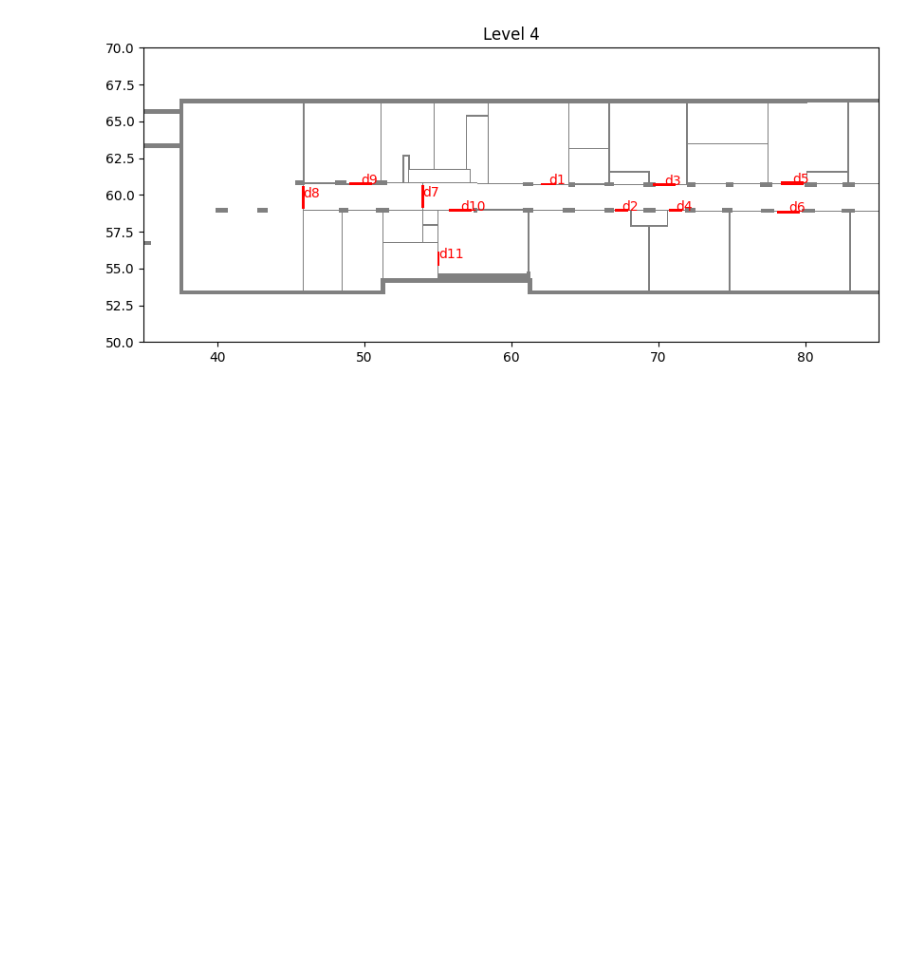
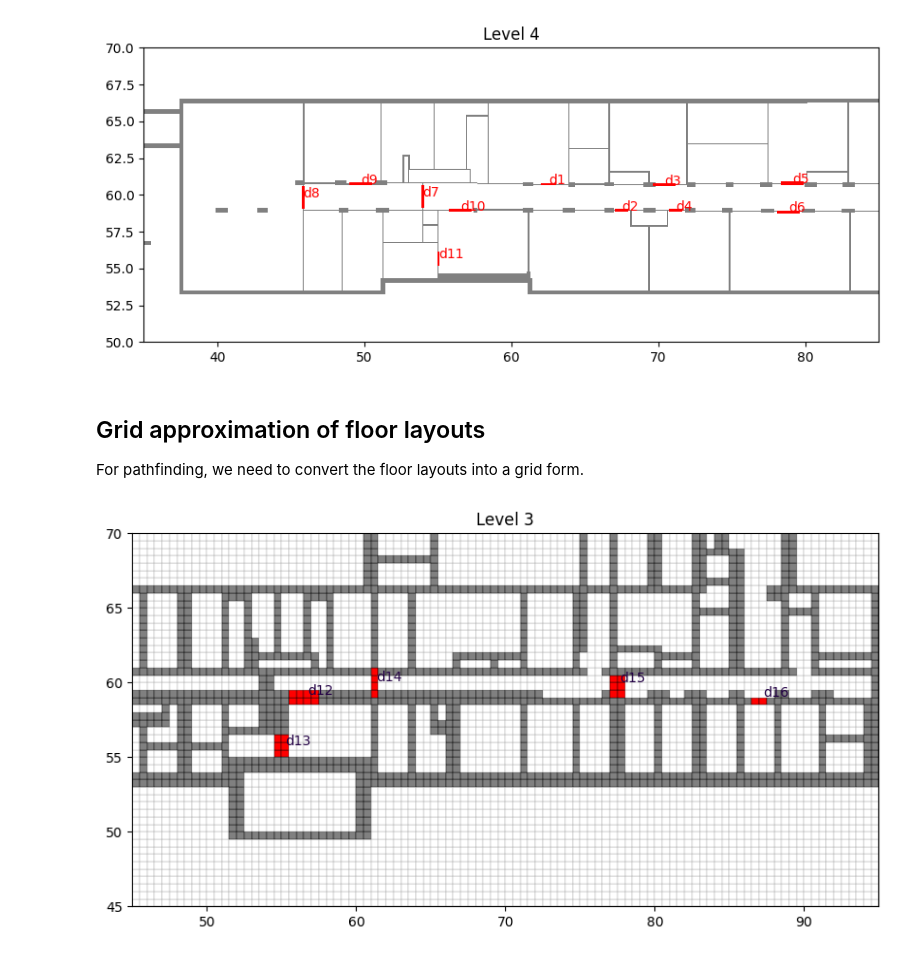
Before and after one commit to yinchi/histopath-bim-des, a Jupyter notebook: notebooks/plotting.ipynb, the cells around one changed output. Saved outputs shown, nothing was run; the diff lists cells and outputs as text; code cells hidden in the pictures; blank space fills up the shorter version.

```diff
--- a/notebooks/plotting.ipynb
+++ b/notebooks/plotting.ipynb
@@ -25,3 +25,7 @@ ax=fig.subplots()
 l4_model.plot_floor(ax, 'Level 4', bottom_left=(35,50), top_right=(85,70))
 # %% [output]
 [figure]
+# %% [markdown]
+## Grid approximation of floor layouts
+
+For pathfinding, we need to convert the floor layouts into a grid form.
@@ -27,0 +93,5 @@ l4_model.plot_floor(ax, 'Level 4', bottom_left=(35,50), top_right=(85,70))
+# %%
+fig, ax = plt.subplots(figsize=(10,5))
+grid_plot(l3_model, ax, 'Level 3', bottom_left=(45,45), top_right=(95,70))
+# %% [output]
+[figure, added]
```
Also changed, not shown: parts of 2 cells of this notebook, 5 other files.
